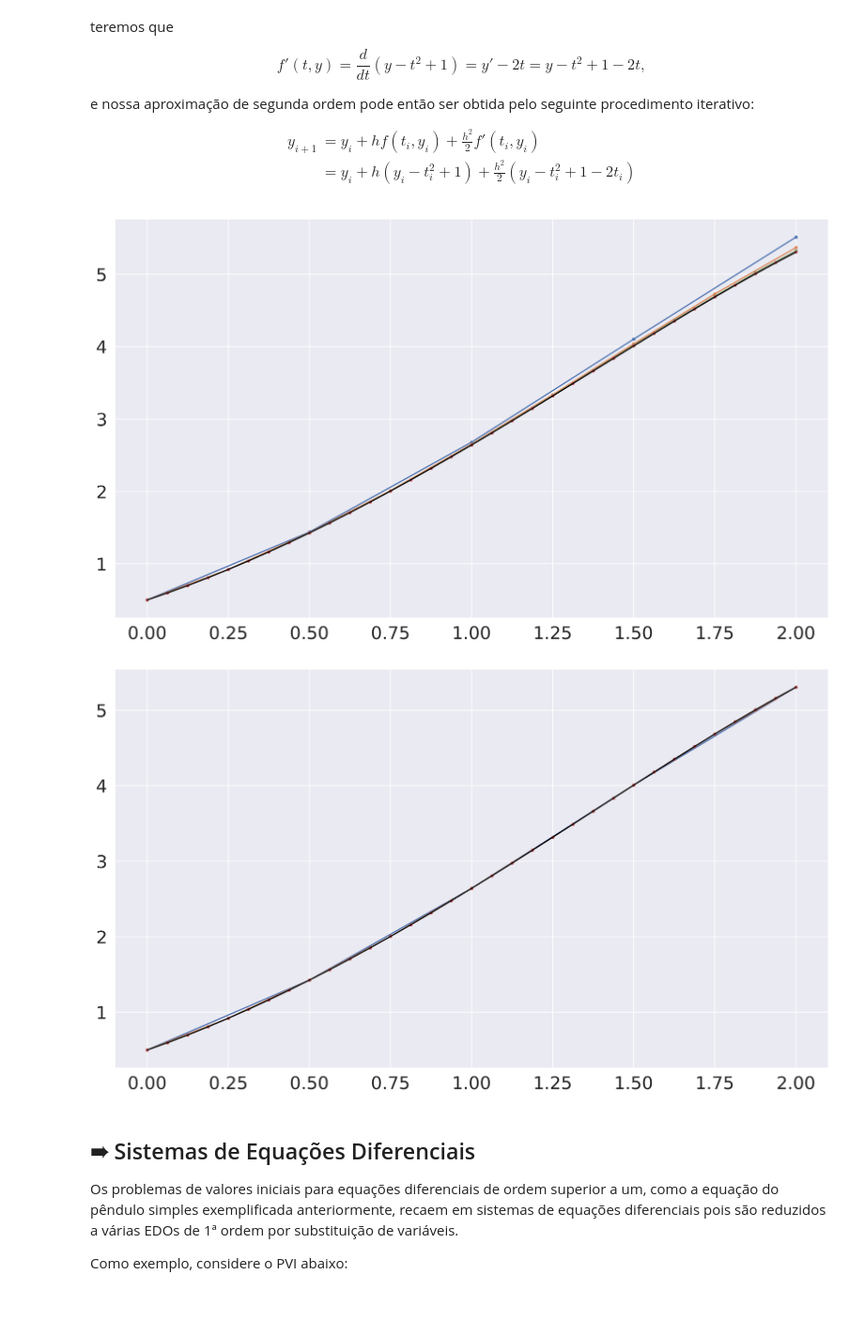
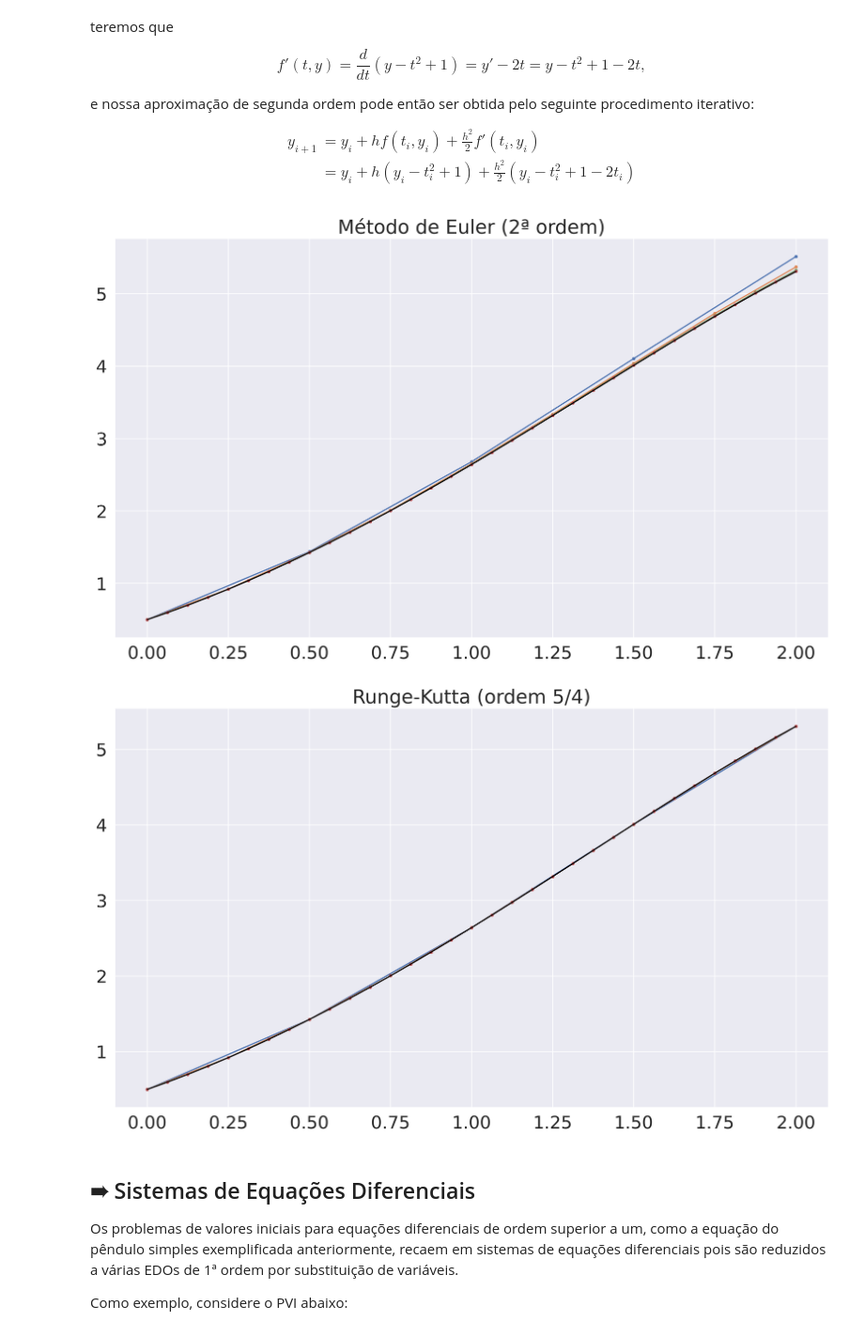
Before and after one commit to bgeneto/MCA, a Jupyter notebook: 2023-1/notebooks/mca10-edo.ipynb, the cells around one changed output. Shown at 94% size. Cells and saved outputs as stored; diff of their text form; code cells hidden in the pictures; blank space fills up the shorter version.

```diff
--- a/2023-1/notebooks/mca10-edo.ipynb
+++ b/2023-1/notebooks/mca10-edo.ipynb
@@ -251,15 +252,16 @@ def taylor2(func, dfdt, a, b, n, y0):
 # %%
 ns = [2**i for i in range(2, 6)]
 fig, ax = plt.subplots(figsize=(16, 9), dpi=300)
 for n in ns:
     t, y = taylor2(f, dfdt, a, b, n, y0)
     ax.plot(t, y, marker=".")
 
 t = np.linspace(a, b, n + 1)
 ax.plot(t, exata(t), color="black")
+plt.title("Método de Euler (2ª ordem)")
 plt.show()
 # %% [output]
-[figure, old version]
+[figure, new version]
 # %%
 from scipy.integrate import solve_ivp
 
@@ -274,9 +276,10 @@ for n in ns:
 
 # acrescenta a sol. exata:
 ax.plot(t_eval, exata(t_eval), color="black")
+plt.title("Runge-Kutta (ordem 5/4)")
 plt.show()
 # %% [output]
-[figure, old version]
+[figure, new version]
 # %% [markdown]
 ## ➠ Sistemas de Equações Diferenciais
 
```
Also changed, not shown: parts of 1 cell of this notebook.
